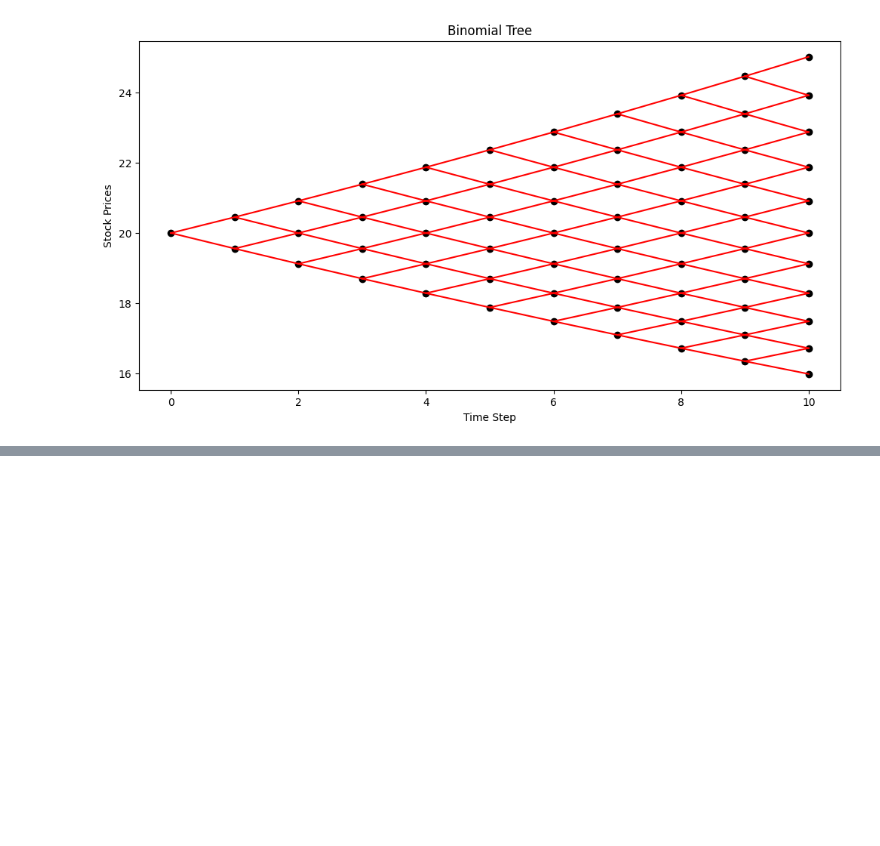
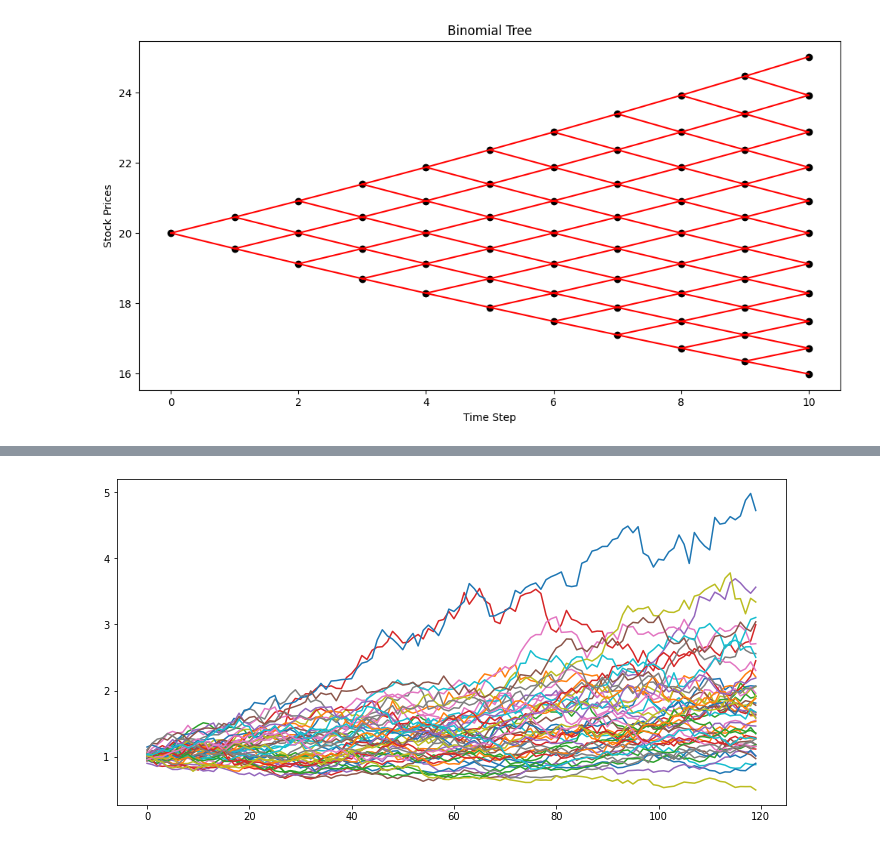
Before and after one commit to maxthebigcoda/Commodity-Modelling-Monte-Carlo-, a Jupyter notebook: Monte_Carlo.ipynb, the cells around one changed output, grey strips where cells are left out. Cells and saved outputs as stored; diff of their text form; code cells hidden in the pictures; blank space fills up the shorter version.

```diff
--- a/Monte_Carlo.ipynb
+++ b/Monte_Carlo.ipynb
@@ -454,0 +515,8 @@ plt.show()
+# %%
+wealth_index = (1+returns).cumprod()
+
+plt.figure(figsize = (12,6))
+plt.plot(wealth_index)
+plt.show()
+# %% [output]
+[figure, added]
```
Also changed, not shown: parts of 16 cells of this notebook.
